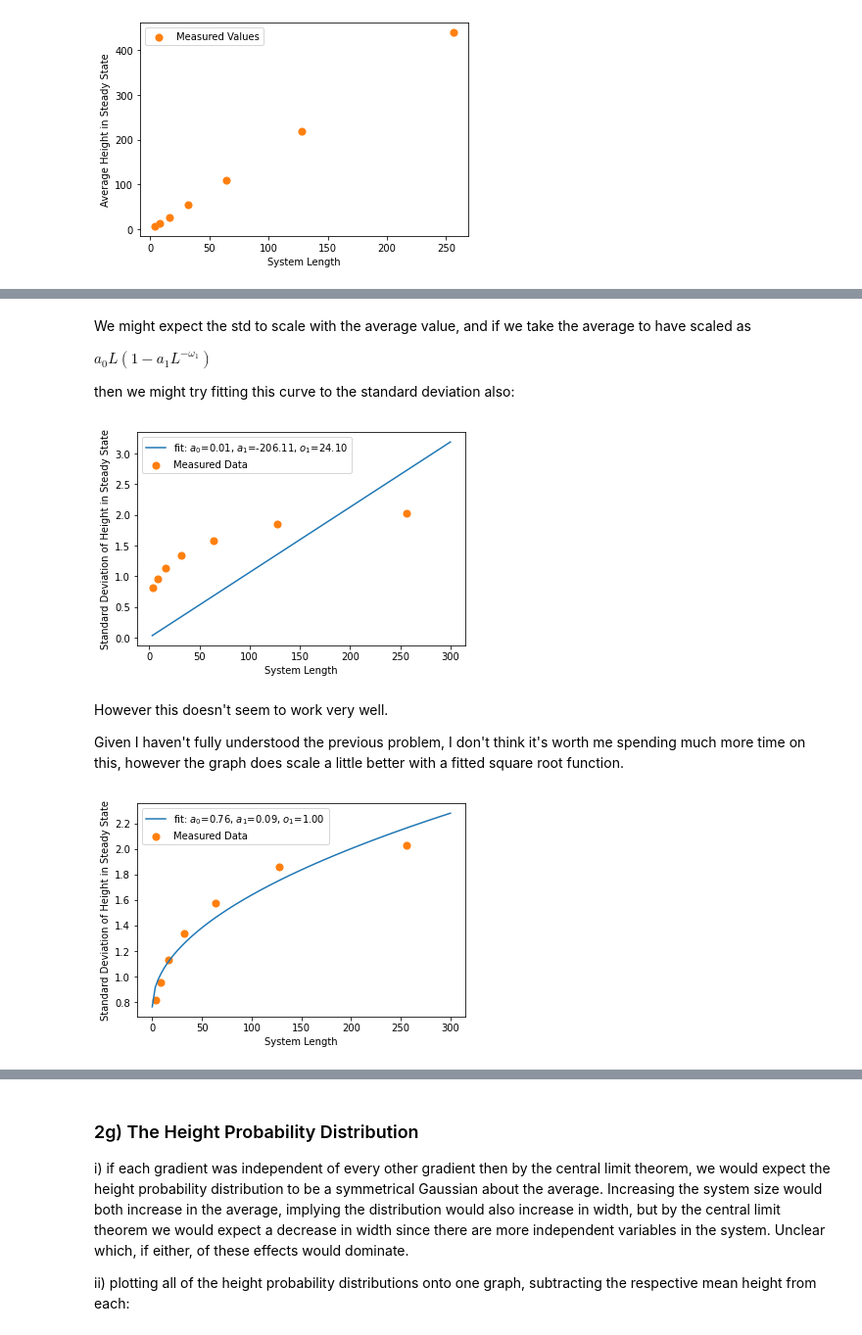
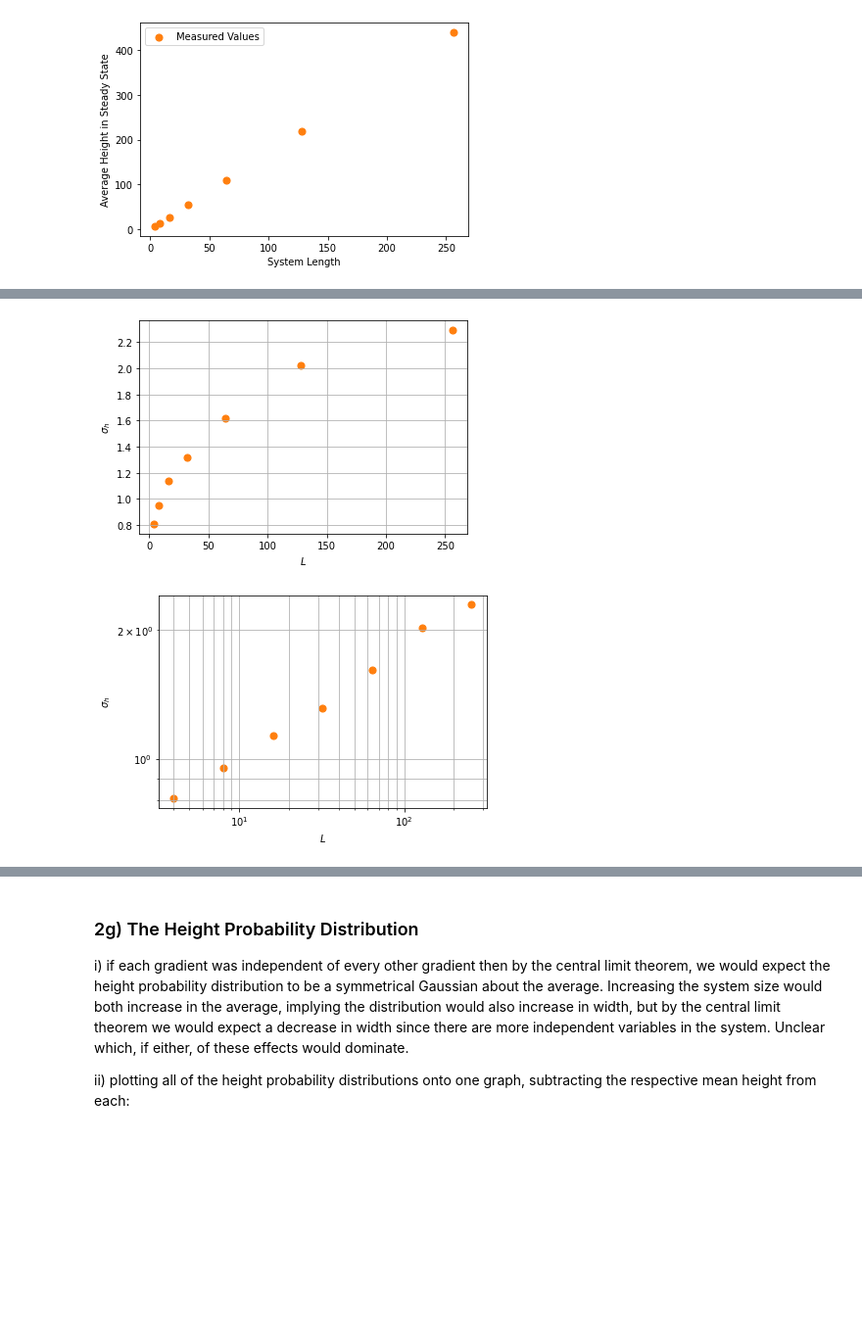
Before and after one commit to bdgrichards/oslo, a Jupyter notebook: oslo.ipynb, the cells around one changed output, grey strips where cells are left out. Shown at 98% size. Cells and saved outputs as stored; diff of their text form; code cells hidden in the pictures; blank space fills up the shorter version.

```diff
--- a/oslo.ipynb
+++ b/oslo.ipynb
@@ -1080,48 +1050,21 @@ plt.show()
-# %% [markdown]
-We might expect the std to scale with the average value, and if we take the average to have scaled as
-
-$a_0 L (1 - a_1 L^{- \omega_1})$
-
-then we might try fitting this curve to the standard deviation also:
-# %%
-def full_func_copy(x, a0, a1, o1):
-    return a0 * x * (1 - a1 * (x ** - o1))
-
-
-popt, pcov = curve_fit(full_func_copy, lengths, std_values)
-x_vals = np.linspace(0, 300, 100)
-y_vals = [full_func_copy(i, *popt) for i in x_vals]
-plt.plot(x_vals, y_vals, label="fit: $a_0$=%.2f, $a_1$=%.2f, $o_1$=%.2f" %
-         (popt[0], popt[1], popt[2]))
-
-plt.scatter(lengths, std_values, s=50, marker="o",
-            c="C1", label="Measured Data")
-plt.xlabel("System Length")
-plt.legend()
-plt.ylabel("Standard Deviation of Height in Steady State")
-plt.show()
-# %% [output]
-[figure, removed]
-# %% [markdown]
-However this doesn't seem to work very well.
-
-Given I haven't fully understood the previous problem, I don't think it's worth me spending much more time on this, however the graph does scale a little better with a fitted square root function.
-# %%
-def fitting_func(x, a0, a1, o1):
-    return a0 + a1 * (x ** 0.5)
-
-
-popt, pcov = curve_fit(fitting_func, lengths, std_values)
-x_vals = np.linspace(0, 300, 100)
-y_vals = [fitting_func(i, *popt) for i in x_vals]
-plt.plot(x_vals, y_vals, label="fit: $a_0$=%.2f, $a_1$=%.2f, $o_1$=%.2f" %
-         (popt[0], popt[1], popt[2]))
-
-plt.scatter(lengths, std_values, s=50, marker="o",
-            c="C1", label="Measured Data")
-plt.xlabel("System Length")
-plt.legend()
-plt.ylabel("Standard Deviation of Height in Steady State")
-plt.show()
-# %% [output]
-[figure, removed]
+# %%
+# linear plot
+plt.scatter(lengths, std_values, s=50, marker="o",
+            c="C1")
+plt.xlabel(r"$L$")
+plt.ylabel(r"$\sigma_h$")
+plt.grid()
+plt.show()
+
+# log-log plot
+plt.scatter(lengths, std_values, s=50, marker="o",
+            c="C1")
+plt.xlabel(r"$L$")
+plt.ylabel(r"$\sigma_h$")
+plt.yscale("log")
+plt.xscale("log")
+plt.grid(which='both')
+plt.show()
+# %% [output]
+[figure, added]
+[figure, added]
```
Also changed, not shown: parts of 13 cells of this notebook.
